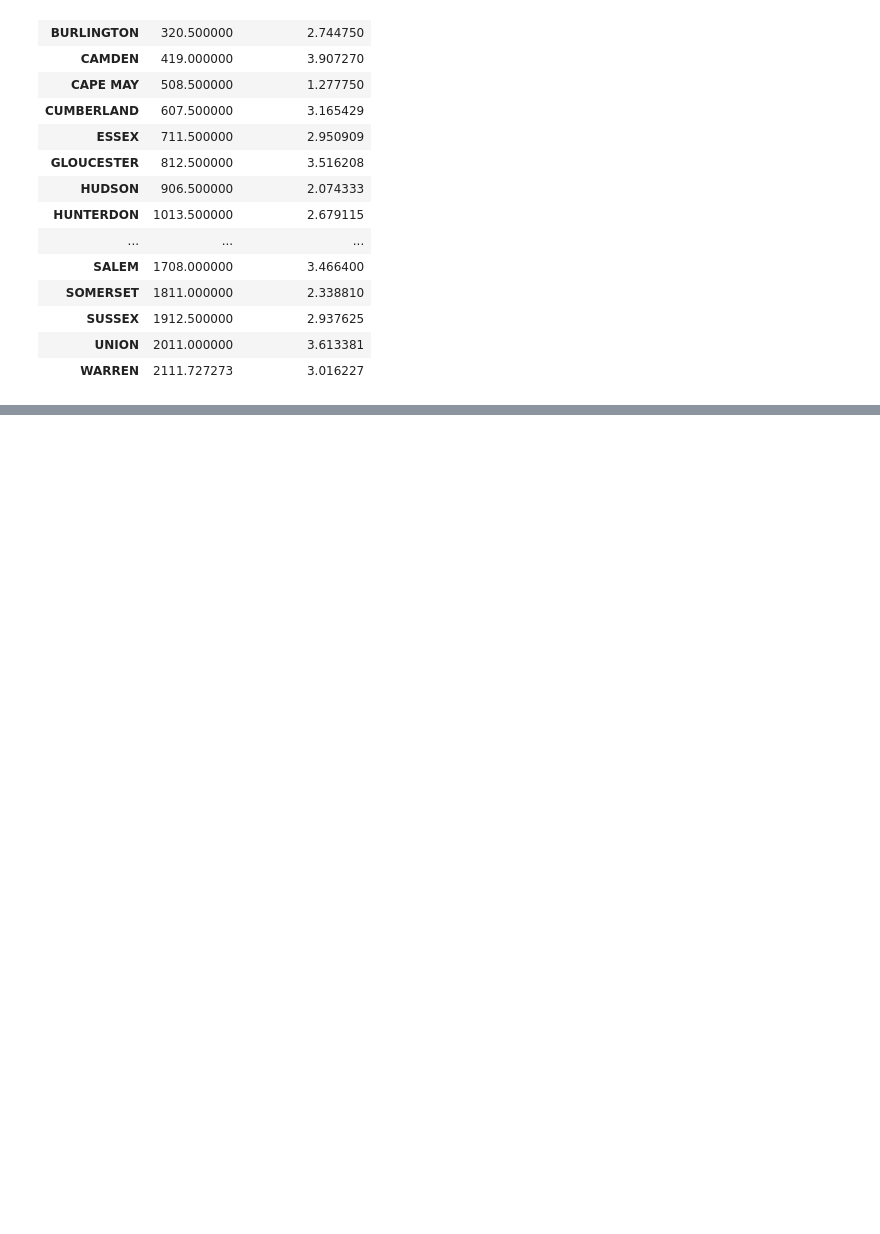
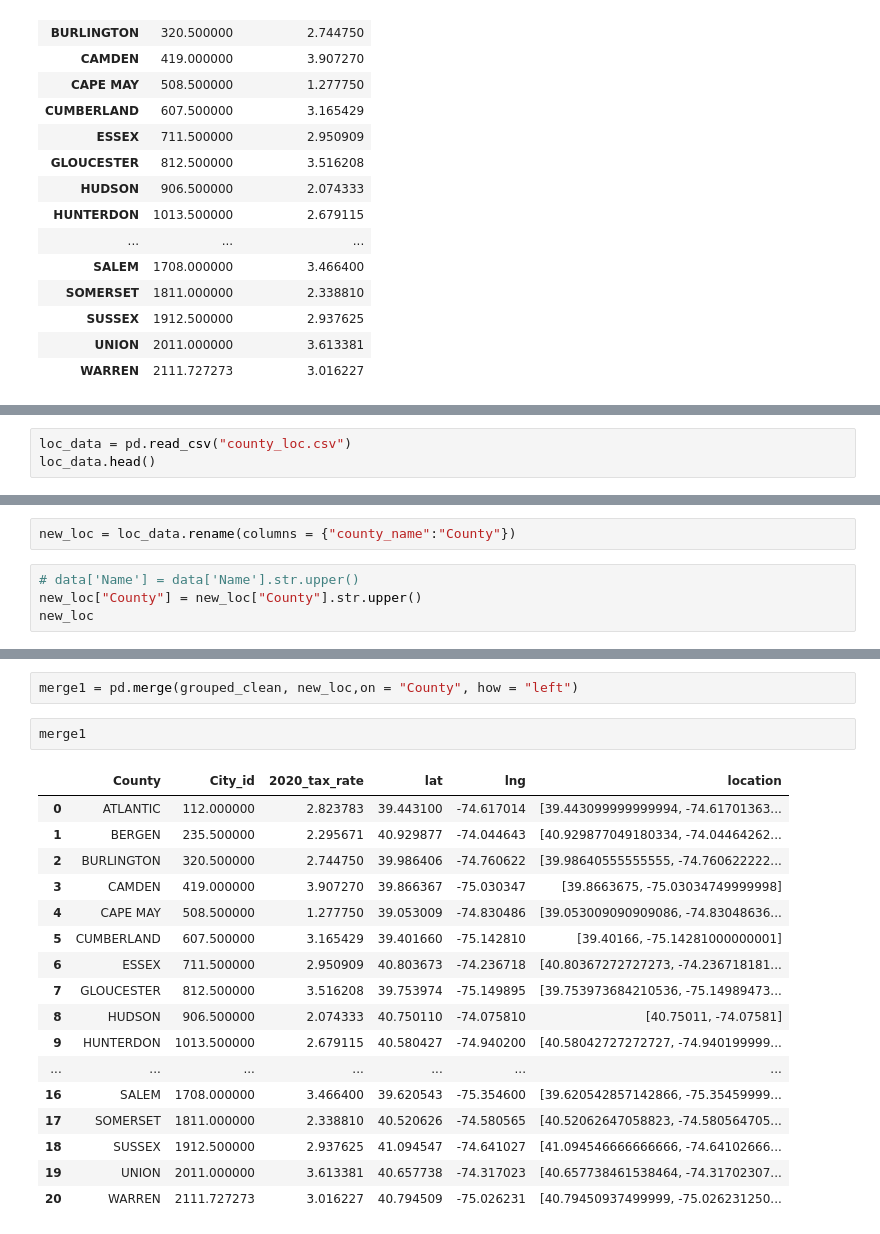
Before and after one commit to NinaLAnderson3/project2, a Jupyter notebook: Leaflet/static/data/nj_tax_data.ipynb, the cells around one changed output, grey strips where cells are left out. Cells and saved outputs as stored; diff of their text form; blank space fills up the shorter version.

```diff
--- a/Leaflet/static/data/nj_tax_data.ipynb
+++ b/Leaflet/static/data/nj_tax_data.ipynb
@@ -392,0 +73,3 @@ json_data.to_csv("final_output.csv")
+# %%
+loc_data = pd.read_csv("county_loc.csv")
+loc_data.head()
@@ -392,0 +83,6 @@ json_data.to_csv("final_output.csv")
+# %%
+new_loc = loc_data.rename(columns = {"county_name":"County"})
+# %%
+# data['Name'] = data['Name'].str.upper()
+new_loc["County"] = new_loc["County"].str.upper()
+new_loc
@@ -392,0 +107,22 @@ json_data.to_csv("final_output.csv")
+# %%
+merge1 = pd.merge(grouped_clean, new_loc,on = "County", how = "left")
+# %%
+merge1
+# %% [output]
+|  | County | City_id | 2020_tax_rate | lat | lng | location |
+| 0 | ATLANTIC | 112.000000 | 2.823783 | 39.443100 | -74.617014 | [39.443099999999994, -74.61701363... |
+| 1 | BERGEN | 235.500000 | 2.295671 | 40.929877 | -74.044643 | [40.929877049180334, -74.04464262... |
+| 2 | BURLINGTON | 320.500000 | 2.744750 | 39.986406 | -74.760622 | [39.98640555555555, -74.760622222... |
+| 3 | CAMDEN | 419.000000 | 3.907270 | 39.866367 | -75.030347 | [39.8663675, -75.03034749999998] |
+| 4 | CAPE MAY | 508.500000 | 1.277750 | 39.053009 | -74.830486 | [39.053009090909086, -74.83048636... |
+| 5 | CUMBERLAND | 607.500000 | 3.165429 | 39.401660 | -75.142810 | [39.40166, -75.14281000000001] |
+| 6 | ESSEX | 711.500000 | 2.950909 | 40.803673 | -74.236718 | [40.80367272727273, -74.236718181... |
+| 7 | GLOUCESTER | 812.500000 | 3.516208 | 39.753974 | -75.149895 | [39.753973684210536, -75.14989473... |
+| 8 | HUDSON | 906.500000 | 2.074333 | 40.750110 | -74.075810 | [40.75011, -74.07581] |
+| 9 | HUNTERDON | 1013.500000 | 2.679115 | 40.580427 | -74.940200 | [40.58042727272727, -74.940199999... |
+| ... | ... | ... | ... | ... | ... | ... |
+| 16 | SALEM | 1708.000000 | 3.466400 | 39.620543 | -75.354600 | [39.620542857142866, -75.35459999... |
+| 17 | SOMERSET | 1811.000000 | 2.338810 | 40.520626 | -74.580565 | [40.52062647058823, -74.580564705... |
+| 18 | SUSSEX | 1912.500000 | 2.937625 | 41.094547 | -74.641027 | [41.094546666666666, -74.64102666... |
+| 19 | UNION | 2011.000000 | 3.613381 | 40.657738 | -74.317023 | [40.657738461538464, -74.31702307... |
+| 20 | WARREN | 2111.727273 | 3.016227 | 40.794509 | -75.026231 | [40.79450937499999, -75.026231250... |
```
Also changed, not shown: parts of 37 cells of this notebook, 6 other files.
